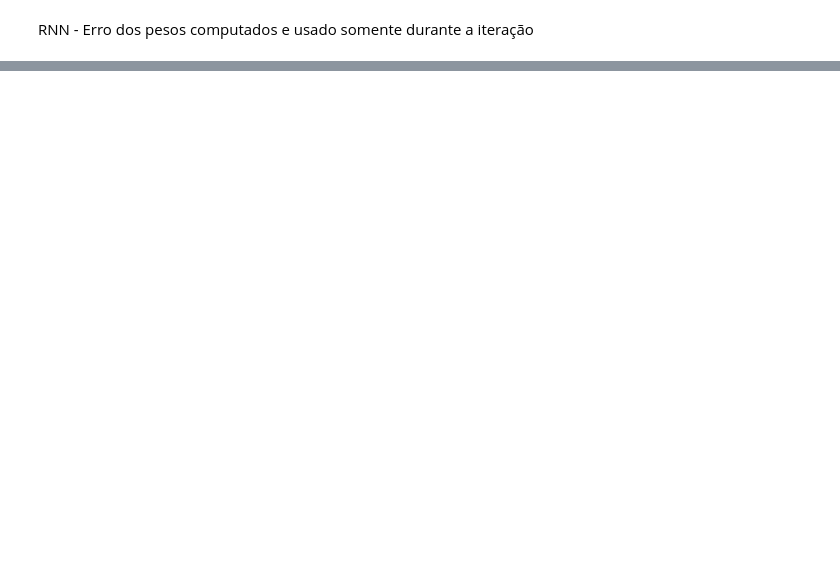
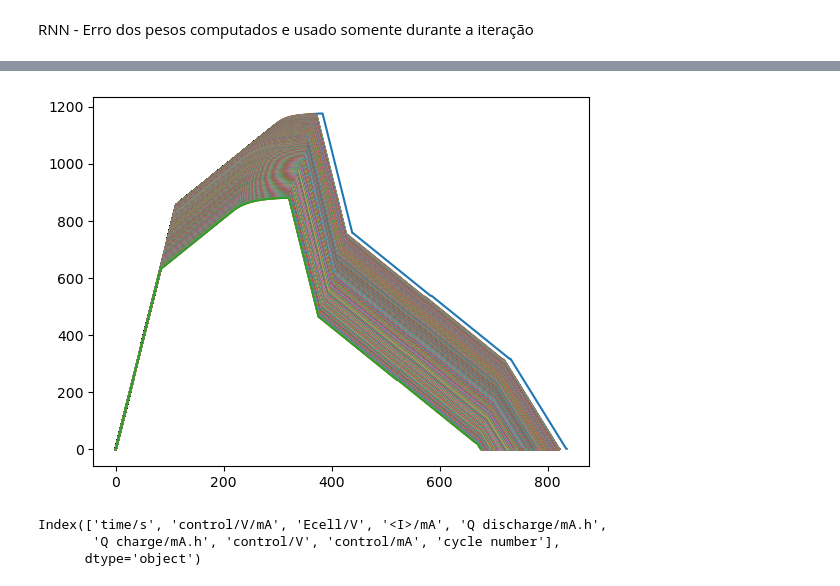
Before and after one commit to cduartes0203/Batteries_Prognostics, a Jupyter notebook: test.ipynb, the cells around one changed output, grey strips where cells are left out. Drawn from its saved outputs; the diff is of its cells as text; code cells hidden in the pictures; blank space fills up the shorter version.

```diff
--- a/test.ipynb
+++ b/test.ipynb
@@ -138,0 +40,32 @@ plot_DSI2(teda,ftrs=3,title='DSI - Granulation',ncol=2)
+# %%
+path = r'Dataset\our_data\1-1.pkl'
+df = pd.read_pickle(path)
+# %%
+df2 = df['1-1']['data'][1]
+x,i,u,q = np.array([]),np.array([]),np.array([]),np.array([])
+for k,sts in enumerate(df2['Status']):
+    x = np.append(x,k)
+    i = np.append(i,df2['Current (mA)'][k])
+    u = np.append(u,df2['Voltage (V)'][k])
+    q = np.append(q,df2['Capacity (mAh)'][k])
+l = k
+# %%
+X,I,U,Q = [[] for w in range(4)]
+l=0
+for j in range(1,len(df['1-1']['data'])):
+    df2 = df['1-1']['data'][j]
+    x,i,u,q = np.array([]),np.array([]),np.array([]),np.array([])
+    for k,sts in enumerate(df2['Status']):
+        x = np.append(x,k)
+        i = np.append(i,df2['Current (mA)'][k])
+        u = np.append(u,df2['Voltage (V)'][k])
+        q = np.append(q,df2['Capacity (mAh)'][k])
+    X.append(x)
+    I.append(i)
+    U.append(u)
+    Q.append(q)
+# %%
+for x,q in zip(X,Q):
+    plt.plot(x,q)
+# %% [output]
+[figure, added]
@@ -138,0 +77,18 @@ plot_DSI2(teda,ftrs=3,title='DSI - Granulation',ncol=2)
+# %%
+dir  = r'Dataset\Dataset_1_NCA_battery\Dataset_1_NCA_battery'
+samples = os.listdir(dir)
+samples.sort(key=lambda x: int(re.search(r'\d+', x).group()))
+vec = []
+for i,sample in enumerate(samples):
+    if sample.startswith('CY25-025_1'):
+        path = os.path.join(dir,sample)
+        df1 = pd.read_csv(path)
+        if i == 0:
+            df = df1.copy()
+        else:
+            df = pd.concat([df,df1],axis=0)
+print(df.columns)
+# %% [output]
+Index(['time/s', 'control/V/mA', 'Ecell/V', '<I>/mA', 'Q discharge/mA.h',
+       'Q charge/mA.h', 'control/V', 'control/mA', 'cycle number'],
+      dtype='object')
```
Also changed, not shown: parts of 9 cells of this notebook, 15 other files.
